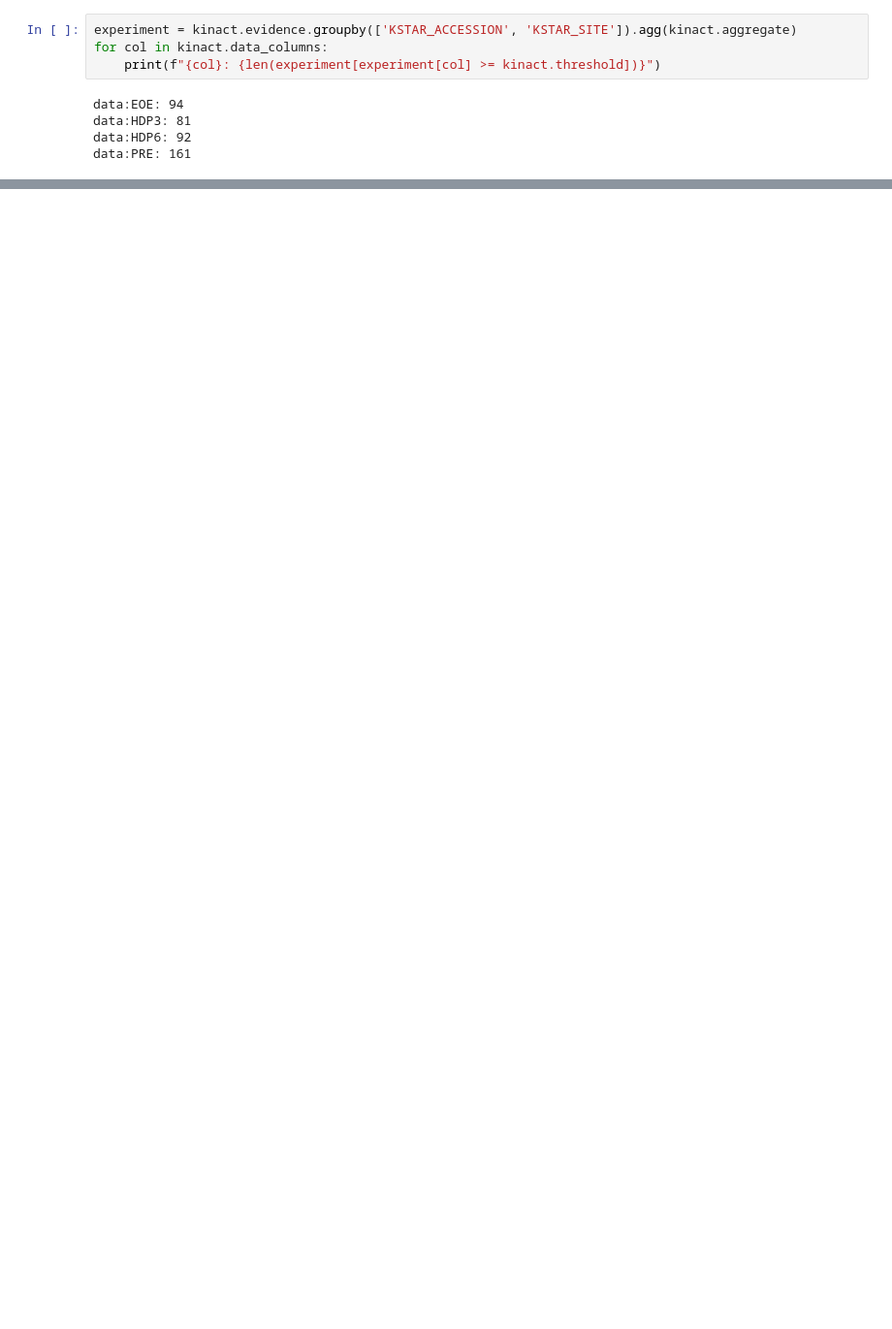
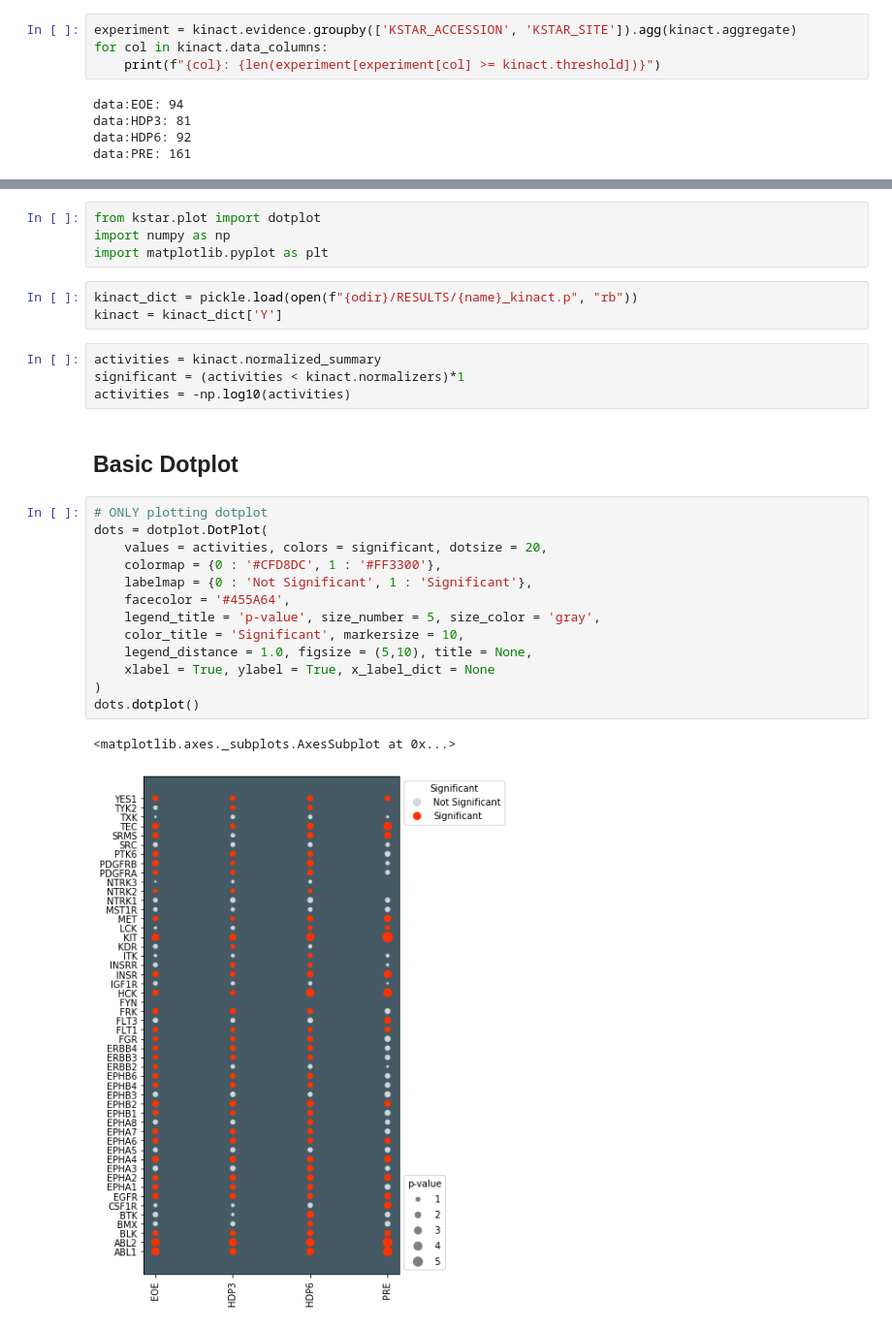
Before and after one commit to NaegleLab/KSTAR, a Jupyter notebook: analysis/BCR-ABL/bcr_abl.ipynb, the cells around one changed output, grey strips where cells are left out. Shown at 97% size. Drawn from its saved outputs; the diff is of its cells as text; blank space fills up the shorter version.

```diff
--- a/analysis/BCR-ABL/bcr_abl.ipynb
+++ b/analysis/BCR-ABL/bcr_abl.ipynb
@@ -164,0 +147,29 @@ data:PRE: 161
+# %%
+from kstar.plot import dotplot
+import numpy as np
+import matplotlib.pyplot as plt
+# %%
+kinact_dict = pickle.load(open(f"{odir}/RESULTS/{name}_kinact.p", "rb"))
+kinact = kinact_dict['Y']
+# %%
+activities = kinact.normalized_summary
+significant = (activities < kinact.normalizers)*1
+activities = -np.log10(activities)
+# %% [markdown]
+## Basic Dotplot
+# %%
+# ONLY plotting dotplot
+dots = dotplot.DotPlot(
+    values = activities, colors = significant, dotsize = 20,
+    colormap = {0 : '#CFD8DC', 1 : '#FF3300'},
+    labelmap = {0 : 'Not Significant', 1 : 'Significant'},
+    facecolor = '#455A64',
+    legend_title = 'p-value', size_number = 5, size_color = 'gray',
+    color_title = 'Significant', markersize = 10,
+    legend_distance = 1.0, figsize = (5,10), title = None,
+    xlabel = True, ylabel = True, x_label_dict = None
+)
+dots.dotplot()
+# %% [output]
+<matplotlib.axes._subplots.AxesSubplot at 0x...>
+[figure, added]
```
Also changed, not shown: parts of 10 cells of this notebook, 2 other files.
